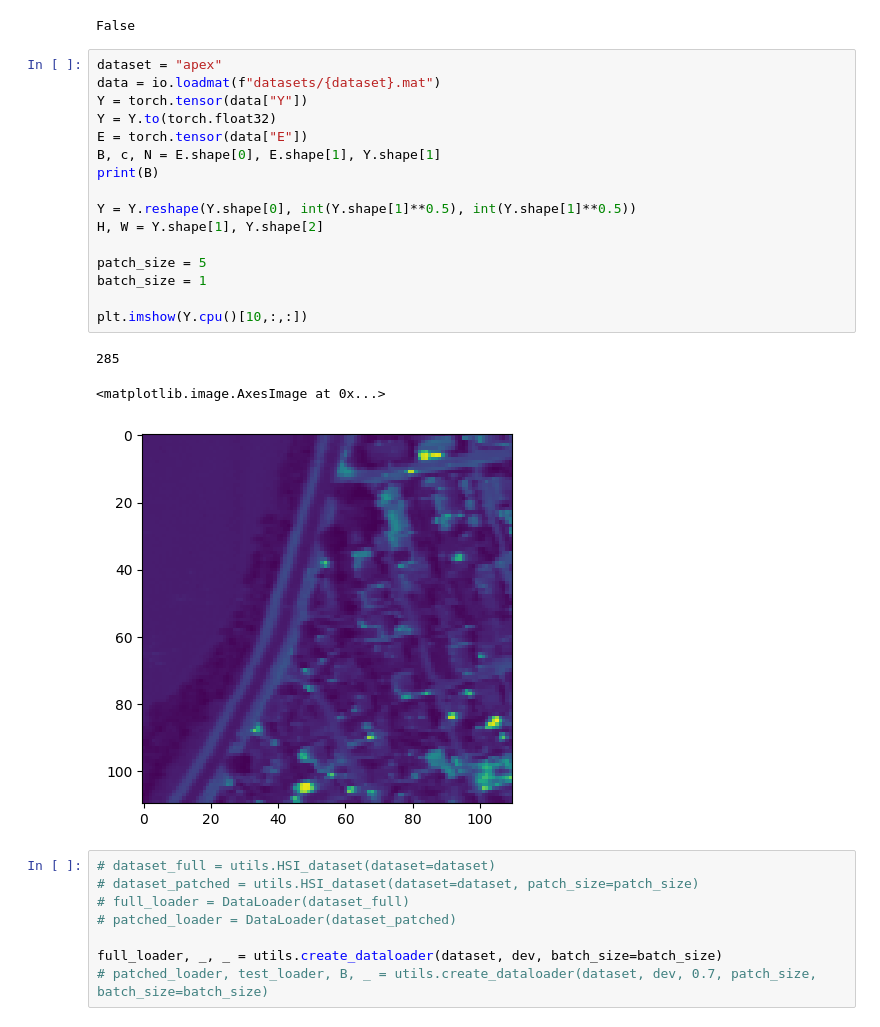
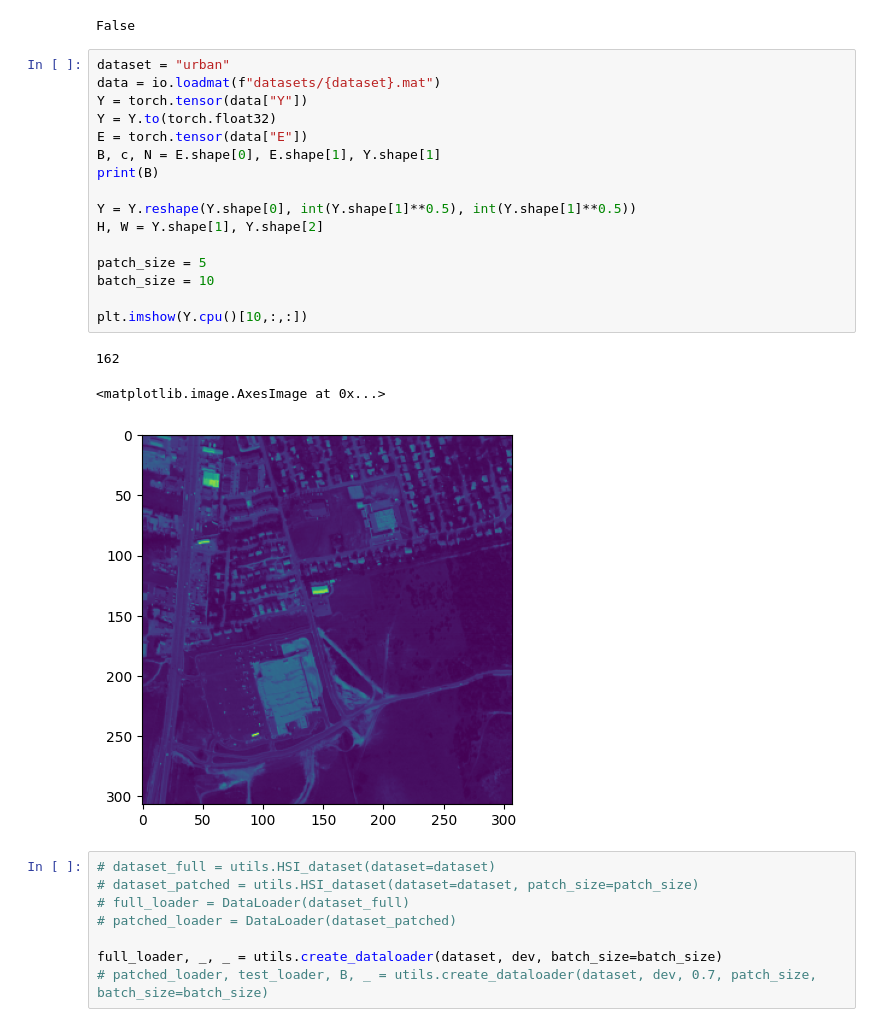
Before and after one commit to edabier/SS-HSU_benchmark, a Jupyter notebook: global_test.ipynb, the cells around one changed output. Drawn from its saved outputs; the diff is of its cells as text.

```diff
--- a/global_test.ipynb
+++ b/global_test.ipynb
@@ -20,25 +20,25 @@ else:
 # %% [output]
 False
 # %%
-dataset = "apex"
+dataset = "urban"
 data = io.loadmat(f"datasets/{dataset}.mat")
 Y = torch.tensor(data["Y"])
 Y = Y.to(torch.float32)
 E = torch.tensor(data["E"])
 B, c, N = E.shape[0], E.shape[1], Y.shape[1]
 print(B)
 
 Y = Y.reshape(Y.shape[0], int(Y.shape[1]**0.5), int(Y.shape[1]**0.5))
 H, W = Y.shape[1], Y.shape[2]
 
 patch_size = 5
-batch_size = 1
+batch_size = 10
 
 plt.imshow(Y.cpu()[10,:,:])
 # %% [output]
-285
+162
 <matplotlib.image.AxesImage at 0x...>
-[figure, old version]
+[figure, new version]
 # %%
 # dataset_full = utils.HSI_dataset(dataset=dataset)
 # dataset_patched = utils.HSI_dataset(dataset=dataset, patch_size=patch_size)
```
Also changed, not shown: parts of 7 cells of this notebook, 6 other files.
